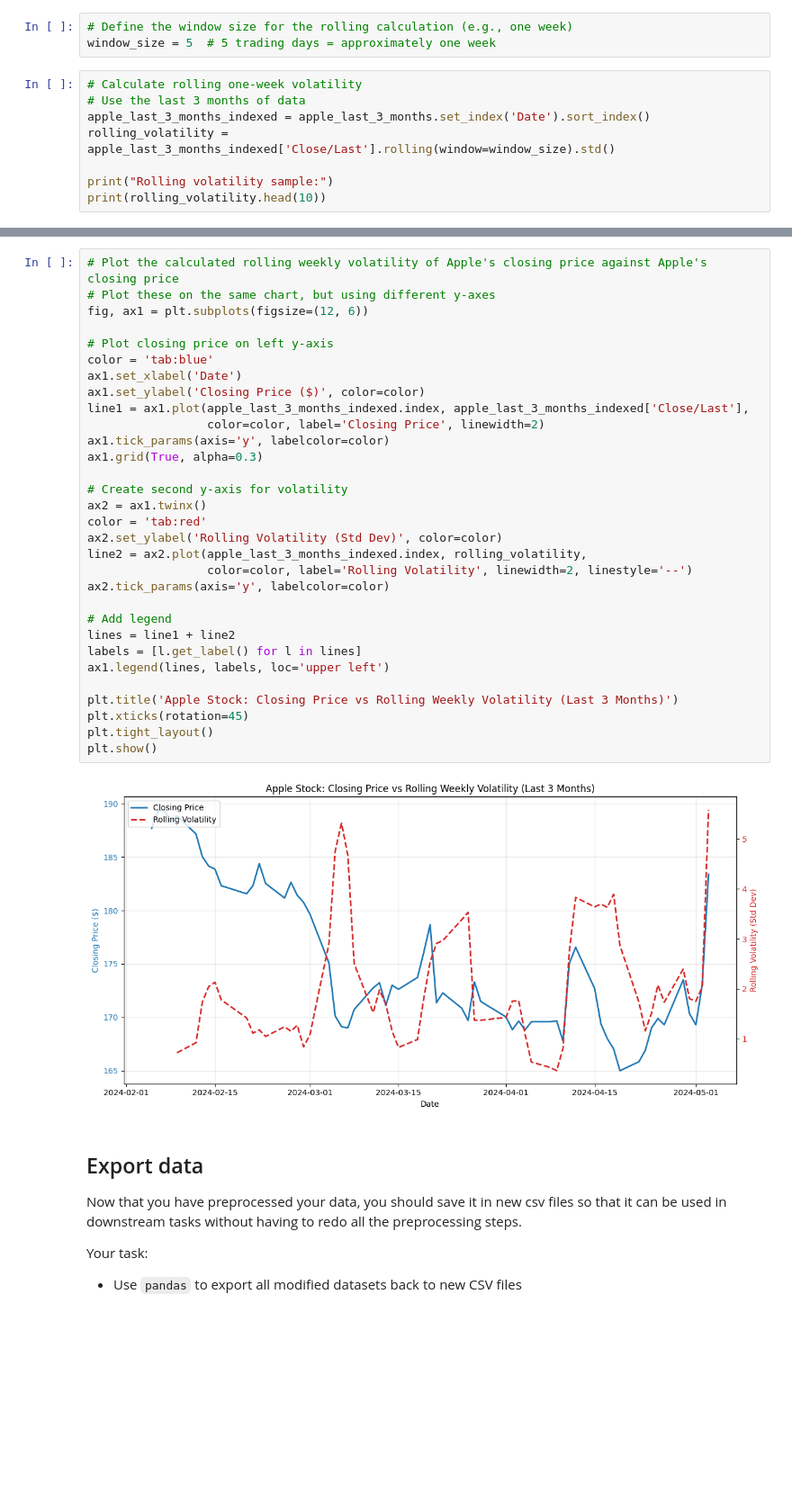
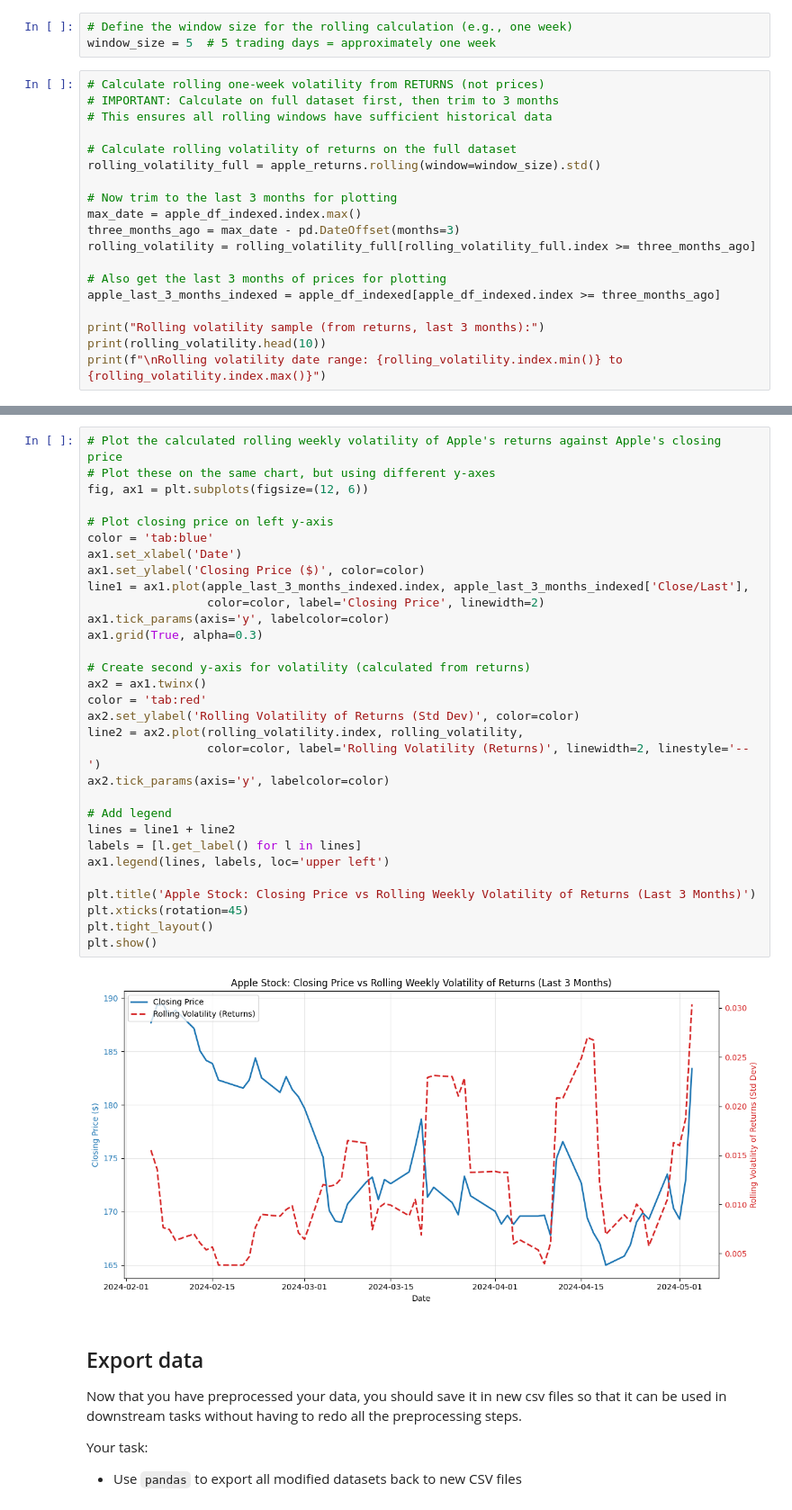
Before and after one commit to wernerkruger/ud-trading, a Jupyter notebook: Preparing-for-data-analysis-project-student.ipynb, the cells around one changed output, grey strips where cells are left out. Shown at 90% size. Drawn from its saved outputs; the diff is of its cells as text; blank space fills up the shorter version.

```diff
--- a/Preparing-for-data-analysis-project-student.ipynb
+++ b/Preparing-for-data-analysis-project-student.ipynb
@@ -519,11 +534,22 @@ Helpful hints:
 # Define the window size for the rolling calculation (e.g., one week)
 window_size = 5  # 5 trading days = approximately one week
 # %%
-# Calculate rolling one-week volatility
-# Use the last 3 months of data
-apple_last_3_months_indexed = apple_last_3_months.set_index('Date').sort_index()
-rolling_volatility = apple_last_3_months_indexed['Close/Last'].rolling(window=window_size).std()
+# Calculate rolling one-week volatility from RETURNS (not prices)
+# IMPORTANT: Calculate on full dataset first, then trim to 3 months
+# This ensures all rolling windows have sufficient historical data
 
-print("Rolling volatility sample:")
+# Calculate rolling volatility of returns on the full dataset
+rolling_volatility_full = apple_returns.rolling(window=window_size).std()
+
+# Now trim to the last 3 months for plotting
+max_date = apple_df_indexed.index.max()
+three_months_ago = max_date - pd.DateOffset(months=3)
+rolling_volatility = rolling_volatility_full[rolling_volatility_full.index >= three_months_ago]
+
+# Also get the last 3 months of prices for plotting
+apple_last_3_months_indexed = apple_df_indexed[apple_df_indexed.index >= three_months_ago]
+
+print("Rolling volatility sample (from returns, last 3 months):")
 print(rolling_volatility.head(10))
+print(f"\nRolling volatility date range: {rolling_volatility.index.min()} to {rolling_volatility.index.max()}")
 # %% [output]
@@ -543,36 +571,36 @@ Name: Close/Last, dtype: float64
 # %%
-# Plot the calculated rolling weekly volatility of Apple's closing price against Apple's closing price
+# Plot the calculated rolling weekly volatility of Apple's returns against Apple's closing price
 # Plot these on the same chart, but using different y-axes
 fig, ax1 = plt.subplots(figsize=(12, 6))
 
 # Plot closing price on left y-axis
 color = 'tab:blue'
 ax1.set_xlabel('Date')
 ax1.set_ylabel('Closing Price ($)', color=color)
 line1 = ax1.plot(apple_last_3_months_indexed.index, apple_last_3_months_indexed['Close/Last'],
                  color=color, label='Closing Price', linewidth=2)
 ax1.tick_params(axis='y', labelcolor=color)
 ax1.grid(True, alpha=0.3)
 
-# Create second y-axis for volatility
+# Create second y-axis for volatility (calculated from returns)
 ax2 = ax1.twinx()
 color = 'tab:red'
-ax2.set_ylabel('Rolling Volatility (Std Dev)', color=color)
-line2 = ax2.plot(apple_last_3_months_indexed.index, rolling_volatility,
-                 color=color, label='Rolling Volatility', linewidth=2, linestyle='--')
+ax2.set_ylabel('Rolling Volatility of Returns (Std Dev)', color=color)
+line2 = ax2.plot(rolling_volatility.index, rolling_volatility,
+                 color=color, label='Rolling Volatility (Returns)', linewidth=2, linestyle='--')
 ax2.tick_params(axis='y', labelcolor=color)
 
 # Add legend
 lines = line1 + line2
 labels = [l.get_label() for l in lines]
 ax1.legend(lines, labels, loc='upper left')
 
-plt.title('Apple Stock: Closing Price vs Rolling Weekly Volatility (Last 3 Months)')
+plt.title('Apple Stock: Closing Price vs Rolling Weekly Volatility of Returns (Last 3 Months)')
 plt.xticks(rotation=45)
 plt.tight_layout()
 plt.show()
 # %% [output]
-[figure, old version]
+[figure, new version]
 # %% [markdown]
 ## Export data
 
```
Also changed, not shown: parts of 6 cells of this notebook, 5 other files.
